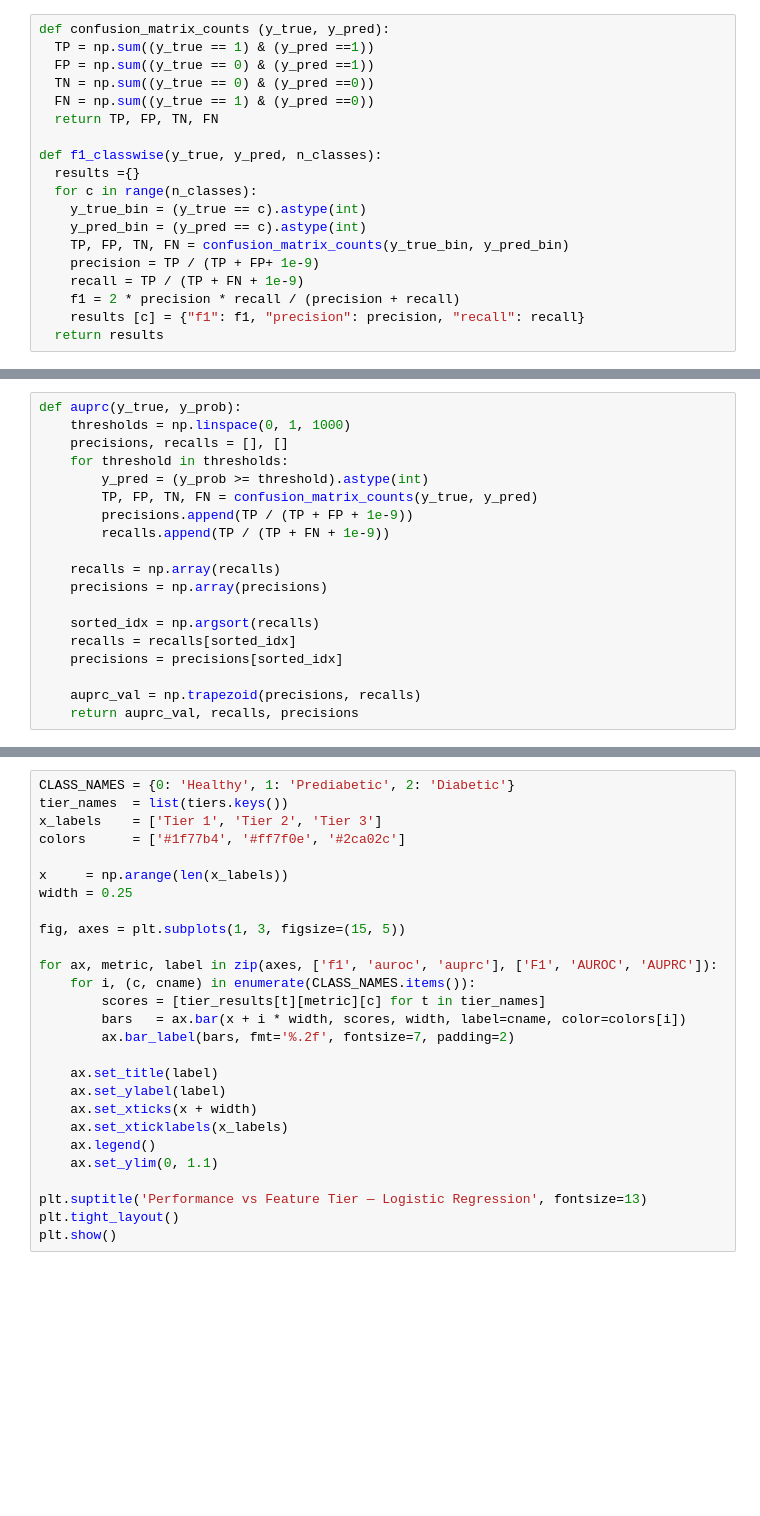
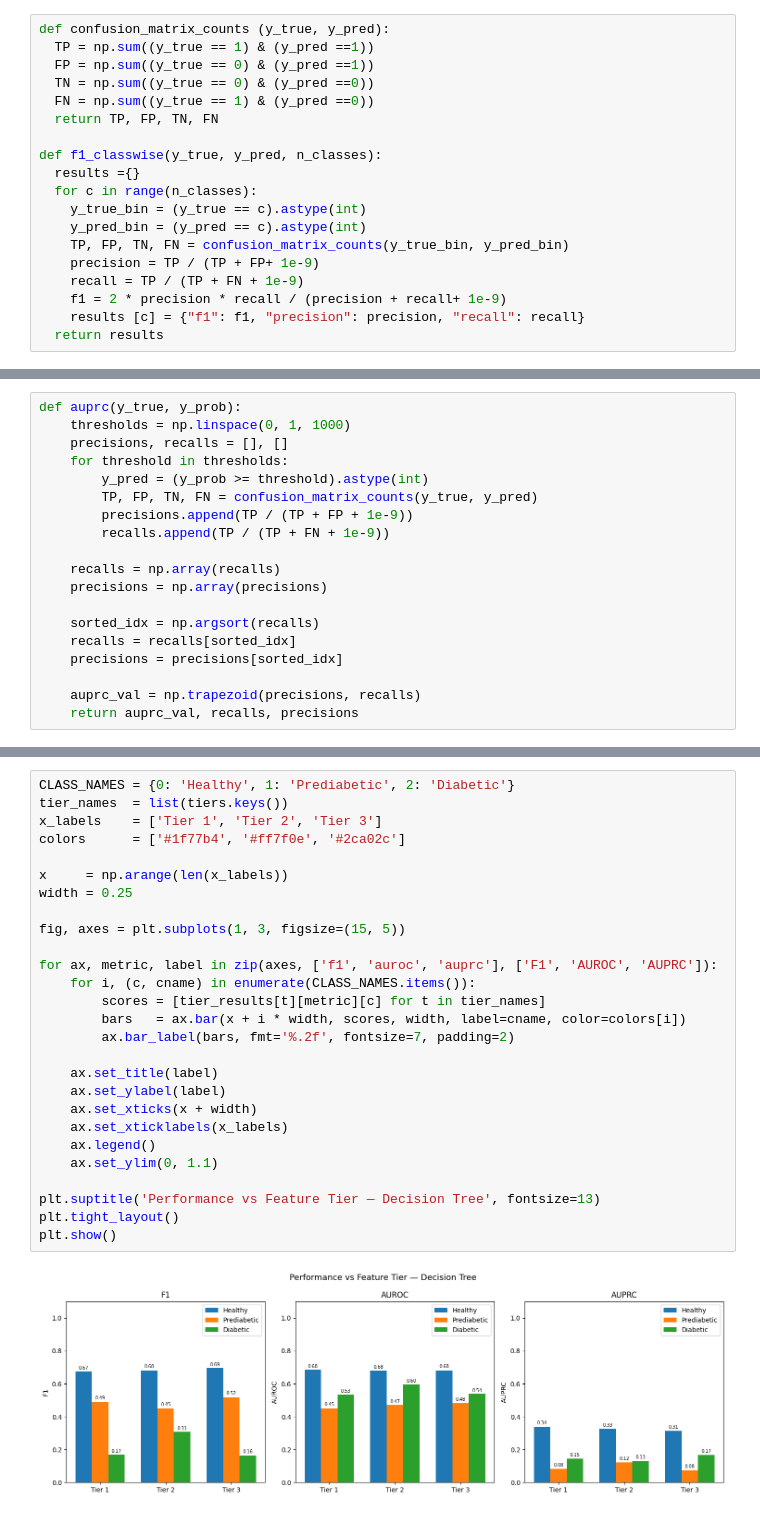
Before and after one commit to shivanshi-09/IML_Midterm, a Jupyter notebook: Decision_Tree.ipynb, the cells around one changed output, grey strips where cells are left out. Cells and saved outputs as stored; diff of their text form; blank space fills up the shorter version.

```diff
--- a/Decision_Tree.ipynb
+++ b/Decision_Tree.ipynb
@@ -275,7 +311,7 @@ def f1_classwise(y_true, y_pred, n_classes):
     TP, FP, TN, FN = confusion_matrix_counts(y_true_bin, y_pred_bin)
     precision = TP / (TP + FP+ 1e-9)
     recall = TP / (TP + FN + 1e-9)
-    f1 = 2 * precision * recall / (precision + recall)
+    f1 = 2 * precision * recall / (precision + recall+ 1e-9)
     results [c] = {"f1": f1, "precision": precision, "recall": recall}
   return results
 # %%
@@ -353,30 +413,32 @@ print(f"Macro AUROC: {macro_auroc:.4f}")
 # %%
 CLASS_NAMES = {0: 'Healthy', 1: 'Prediabetic', 2: 'Diabetic'}
 tier_names  = list(tiers.keys())
 x_labels    = ['Tier 1', 'Tier 2', 'Tier 3']
 colors      = ['#1f77b4', '#ff7f0e', '#2ca02c']
 
 x     = np.arange(len(x_labels))
 width = 0.25
 
 fig, axes = plt.subplots(1, 3, figsize=(15, 5))
 
 for ax, metric, label in zip(axes, ['f1', 'auroc', 'auprc'], ['F1', 'AUROC', 'AUPRC']):
     for i, (c, cname) in enumerate(CLASS_NAMES.items()):
         scores = [tier_results[t][metric][c] for t in tier_names]
         bars   = ax.bar(x + i * width, scores, width, label=cname, color=colors[i])
         ax.bar_label(bars, fmt='%.2f', fontsize=7, padding=2)
 
     ax.set_title(label)
     ax.set_ylabel(label)
     ax.set_xticks(x + width)
     ax.set_xticklabels(x_labels)
     ax.legend()
     ax.set_ylim(0, 1.1)
 
-plt.suptitle('Performance vs Feature Tier — Logistic Regression', fontsize=13)
+plt.suptitle('Performance vs Feature Tier — Decision Tree', fontsize=13)
 plt.tight_layout()
 plt.show()
+# %% [output]
+[figure, added]
 # %%
 importance = tier_importance['Tier 3 (Full Panel)']
 feat_names = list(importance.keys())
```
Also changed, not shown: parts of 9 cells of this notebook.
